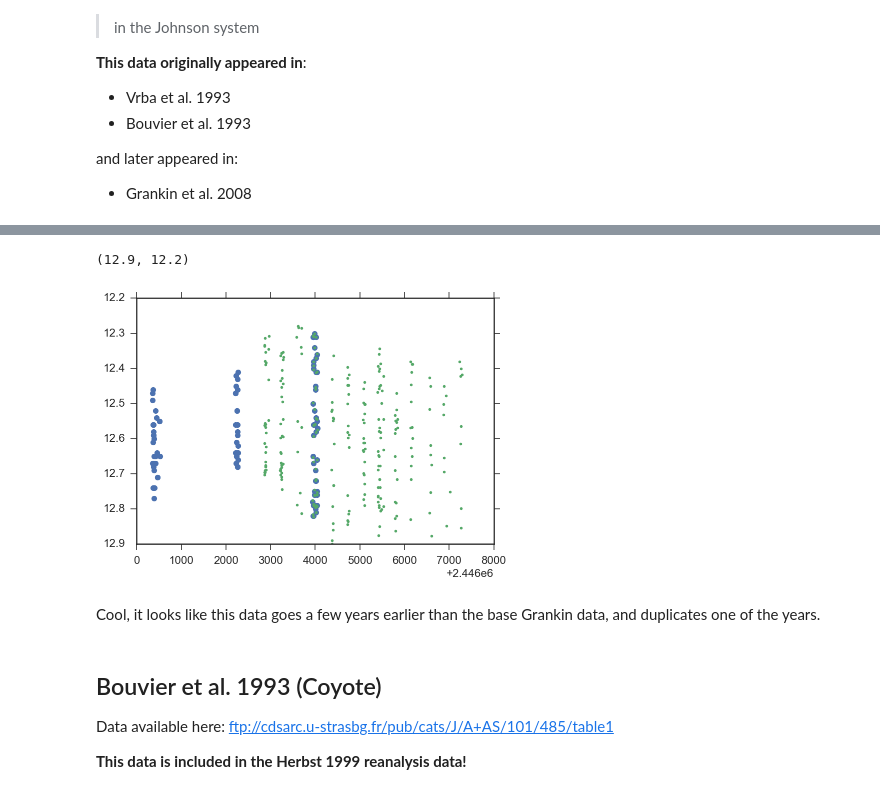
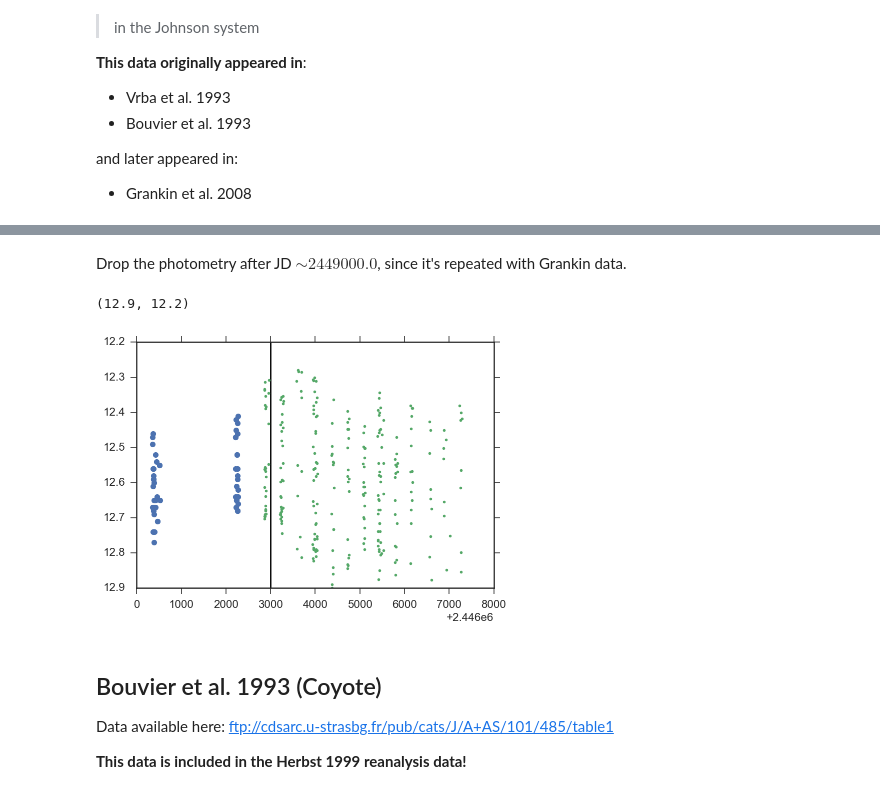
Before and after one commit to BrownDwarf/welter, a Jupyter notebook: notebooks/welter_issue018-07_More_Photometry.ipynb, the cells around one changed output, grey strips where cells are left out. Saved outputs shown, nothing was run; the diff lists cells and outputs as text; code cells hidden in the pictures.

```diff
--- a/notebooks/welter_issue018-07_More_Photometry.ipynb
+++ b/notebooks/welter_issue018-07_More_Photometry.ipynb
@@ -116,0 +107,2 @@ Index(['HJD', 'Vmag', 'U_B', 'B_V', 'V_R'], dtype='object')
+# %%
+hs99['JD'] = hs99['JD']++2440000.0
@@ -116,0 +111,8 @@ Index(['HJD', 'Vmag', 'U_B', 'B_V', 'V_R'], dtype='object')
+# %%
+bi = hs99 == 99.99
+hs99[bi] = np.NaN
+# %%
+hs99['Bmag'] = hs99['B-V']+hs99['Vmag']
+hs99['Rmag'] = hs99['Vmag']-hs99['V-R']
+hs99['Imag'] = hs99['Rmag']-hs99['R-I']
+hs99['Umag'] = hs99['U-B']+hs99['Bmag']
@@ -117,9 +126,15 @@ Index(['HJD', 'Vmag', 'U_B', 'B_V', 'V_R'], dtype='object')
+# %% [markdown]
+Drop the photometry after JD $\sim2449000.0$, since it's repeated with Grankin data.
+# %%
+bi2 = hs99.JD > 2449000.0
+hs99 = hs99.drop(hs99.index[bi2], axis=0)
 # %%
-plt.plot(hs99.JD+2440000.0, hs99.Vmag, 'o')
+ad = pd.read_csv('../data/photometry/LkCa4_grankin.dat')
+
+plt.plot(hs99.JD, hs99.Vmag, 'o')
 plt.plot(ad.HJD, ad.Vmag, '.')
+plt.vlines(2449000.0, 12.9, 12.2)
 plt.ylim(12.9, 12.2)
 # %% [output]
 (12.9, 12.2)
-[figure, old version]
+[figure, new version]
-# %% [markdown]
-Cool, it looks like this data goes a few years earlier than the base Grankin data, and duplicates one of the years.
```
Also changed, not shown: parts of 36 cells of this notebook, 2 other files.
